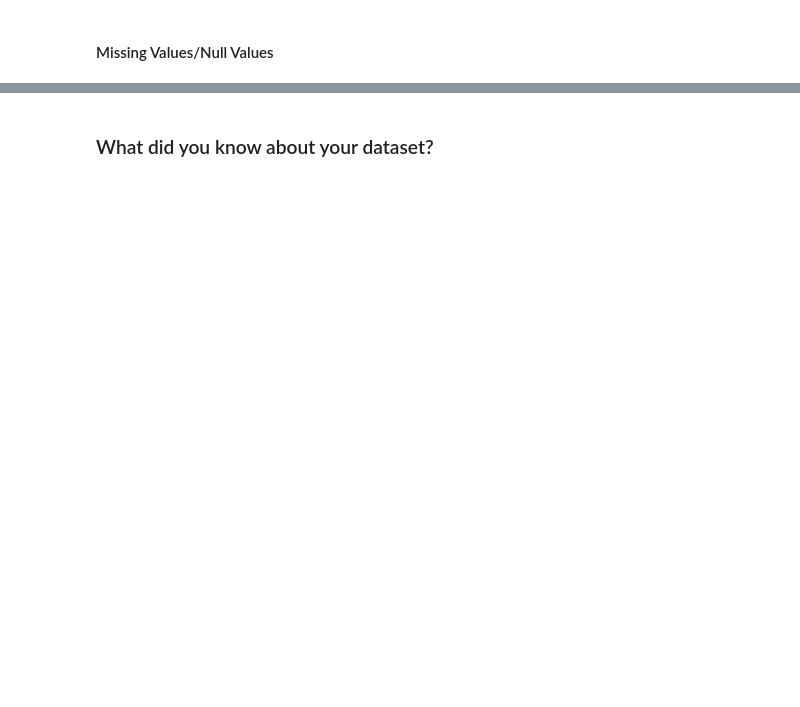
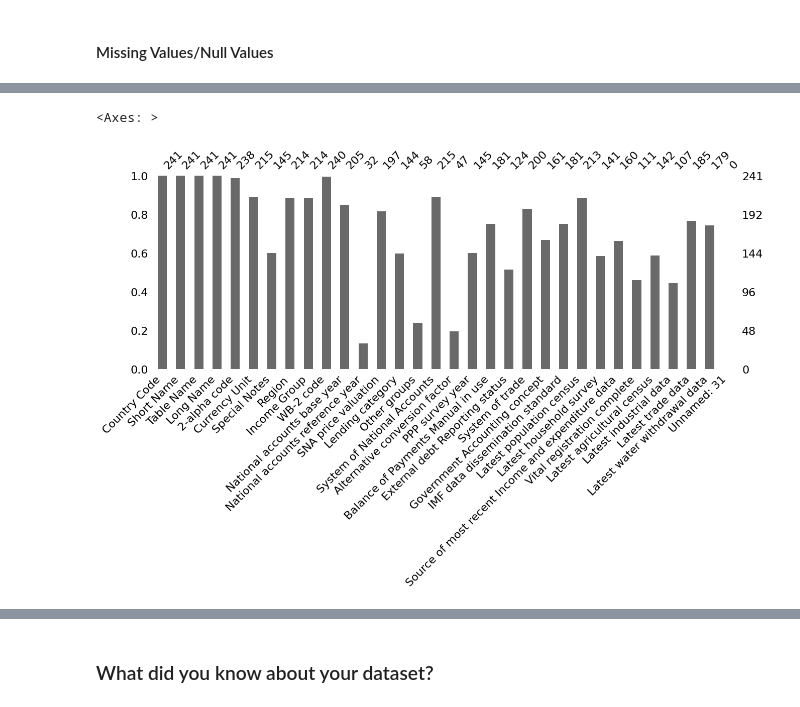
Before and after one commit to RobinBose774/EDA-Project-World-Bank-Global-Education-Analysis, a Jupyter notebook: EDA_project_World_Bank_Global_Education_Analysis.ipynb, the cells around one changed output, grey strips where cells are left out. Cells and saved outputs as stored; diff of their text form; code cells hidden in the pictures; blank space fills up the shorter version.

```diff
--- a/EDA_project_World_Bank_Global_Education_Analysis.ipynb
+++ b/EDA_project_World_Bank_Global_Education_Analysis.ipynb
@@ -101,0 +474,5 @@ M - Multivariate Analysis
+# %%
+msno.bar(ed_stats_country, figsize = (15,5))
+# %% [output]
+<Axes: >
+[figure, added]
```
Also changed, not shown: parts of 66 cells of this notebook.
